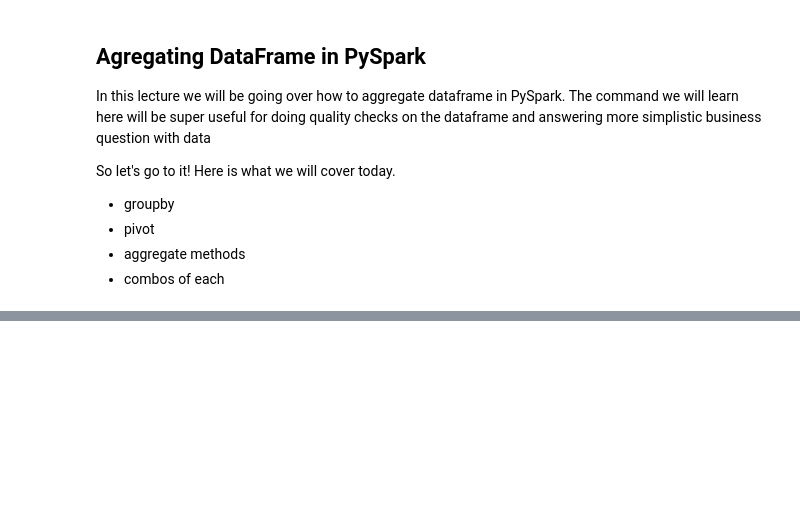
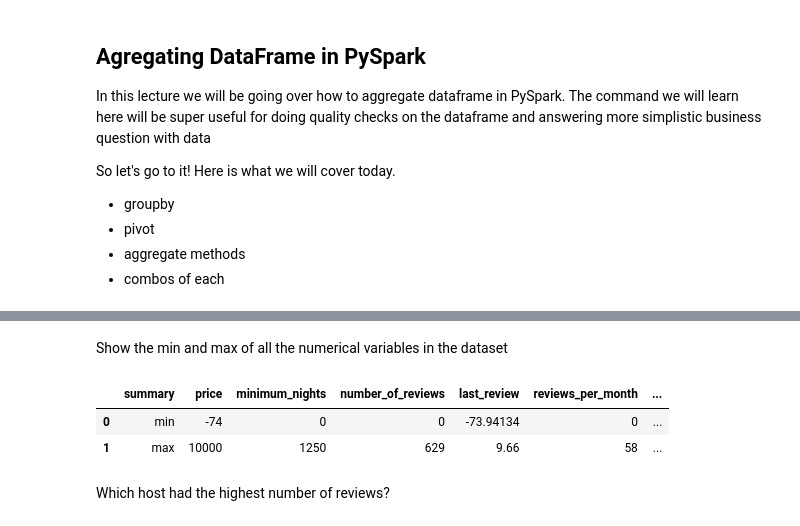
Before and after one commit to citysiva180/PySpark_Exclusive_Learning, a Jupyter notebook: PySpark_Essentials_by_LAYLA.ipynb, the cells around one changed output, grey strips where cells are left out. Saved outputs shown, nothing was run; the diff lists cells and outputs as text; code cells hidden in the pictures; blank space fills up the shorter version.

```diff
--- a/PySpark_Essentials_by_LAYLA.ipynb
+++ b/PySpark_Essentials_by_LAYLA.ipynb
@@ -1995,0 +2232,11 @@ So let's go to it! Here is what we will cover today.
+# %% [markdown]
+Show the min and max of all the numerical variables in the dataset
+# %%
+limit_summary = df.select("price","minimum_nights","number_of_reviews","last_review","reviews_per_month", "calculated_host_listings_count","availability_365").summary("min","max")
+limit_summary.toPandas().head()
+# %% [output]
+|  | summary | price | minimum_nights | number_of_reviews | last_review | reviews_per_month | ... |
+| 0 | min | -74 | 0 | 0 | -73.94134 | 0 | ... |
+| 1 | max | 10000 | 1250 | 629 | 9.66 | 58 | ... |
+# %% [markdown]
+Which host had the highest number of reviews?
```
Also changed, not shown: parts of 35 cells of this notebook.
